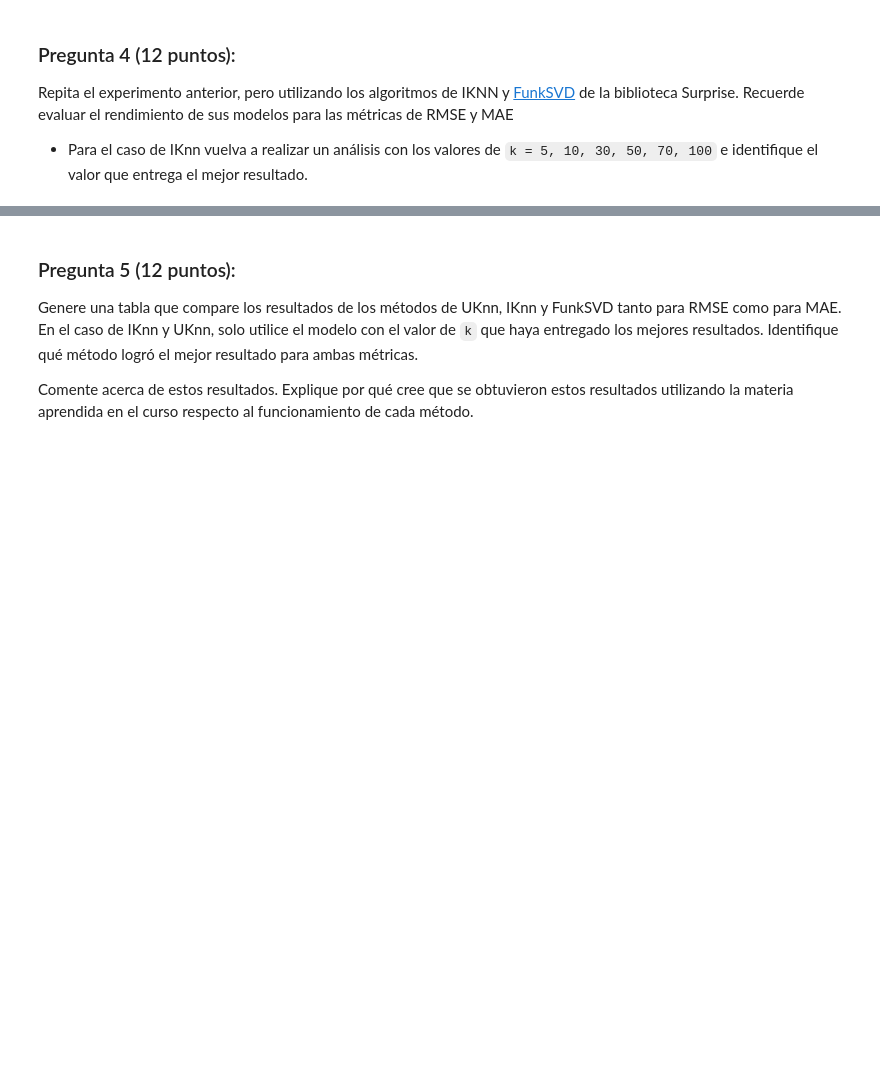
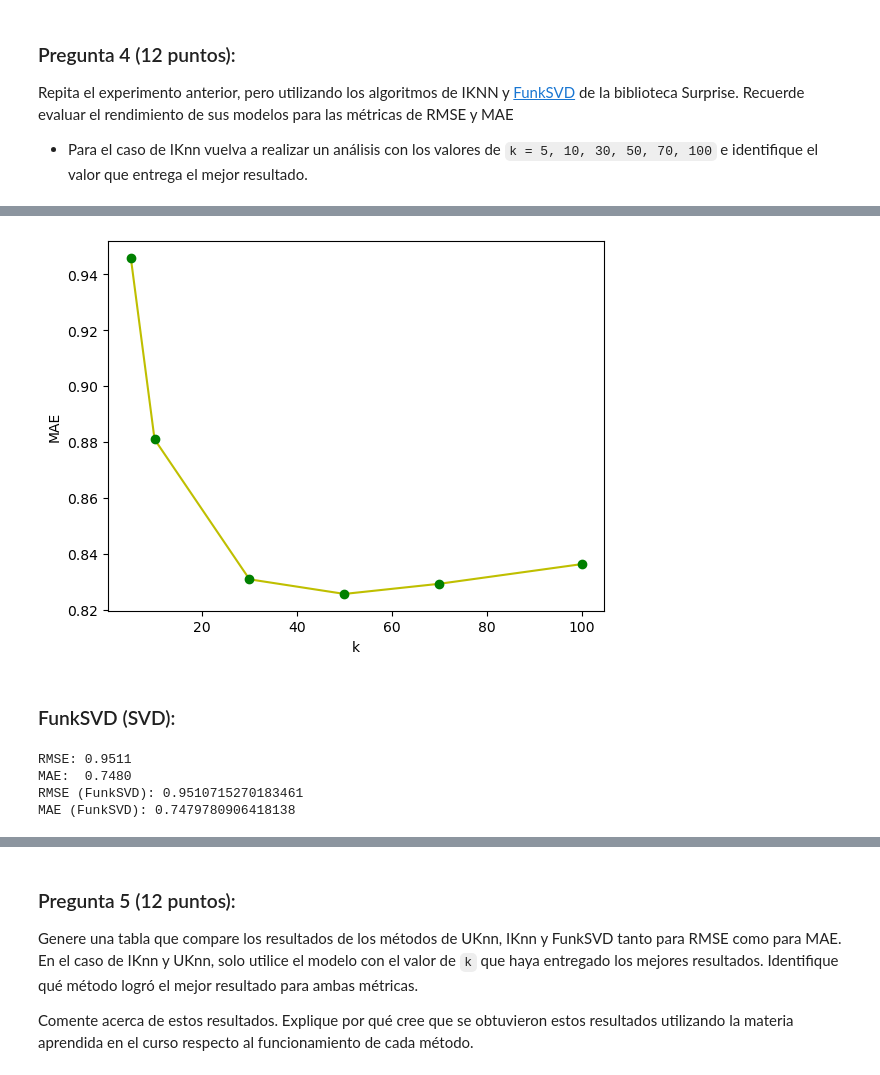
Before and after one commit to igmendozac/Sistemas_Recomendadores, a Jupyter notebook: Notebooks/Tarea1_Ivan_Mendoza.ipynb, the cells around one changed output, grey strips where cells are left out. Cells and saved outputs as stored; diff of their text form; code cells hidden in the pictures; blank space fills up the shorter version.

```diff
--- a/Notebooks/Tarea1_Ivan_Mendoza.ipynb
+++ b/Notebooks/Tarea1_Ivan_Mendoza.ipynb
@@ -319,0 +570,24 @@ Repita el experimento anterior, pero utilizando los algoritmos de IKNN y [FunkSV
+# %%
+plt.plot(k_values, mae_values_i, 'y-')
+plt.plot(k_values, mae_values_i, 'go')
+plt.xlabel("k")
+plt.ylabel("MAE")
+plt.show()
+# %% [output]
+[figure, added]
+# %% [markdown]
+### FunkSVD (SVD):
+# %%
+funk_svd = surprise.SVD()
+funk_svd.fit(trainset)
+predictions = funk_svd.test(testset)
+rmse_funk_svd = accuracy.rmse(predictions)
+mae_funk_svd = accuracy.mae(predictions)
+
+print('RMSE (FunkSVD):', rmse_funk_svd)
+print('MAE (FunkSVD):', mae_funk_svd)
+# %% [output]
+RMSE: 0.9511
+MAE:  0.7480
+RMSE (FunkSVD): 0.9510715270183461
+MAE (FunkSVD): 0.7479780906418138
```
Also changed, not shown: parts of 38 cells of this notebook, 25 other files.
